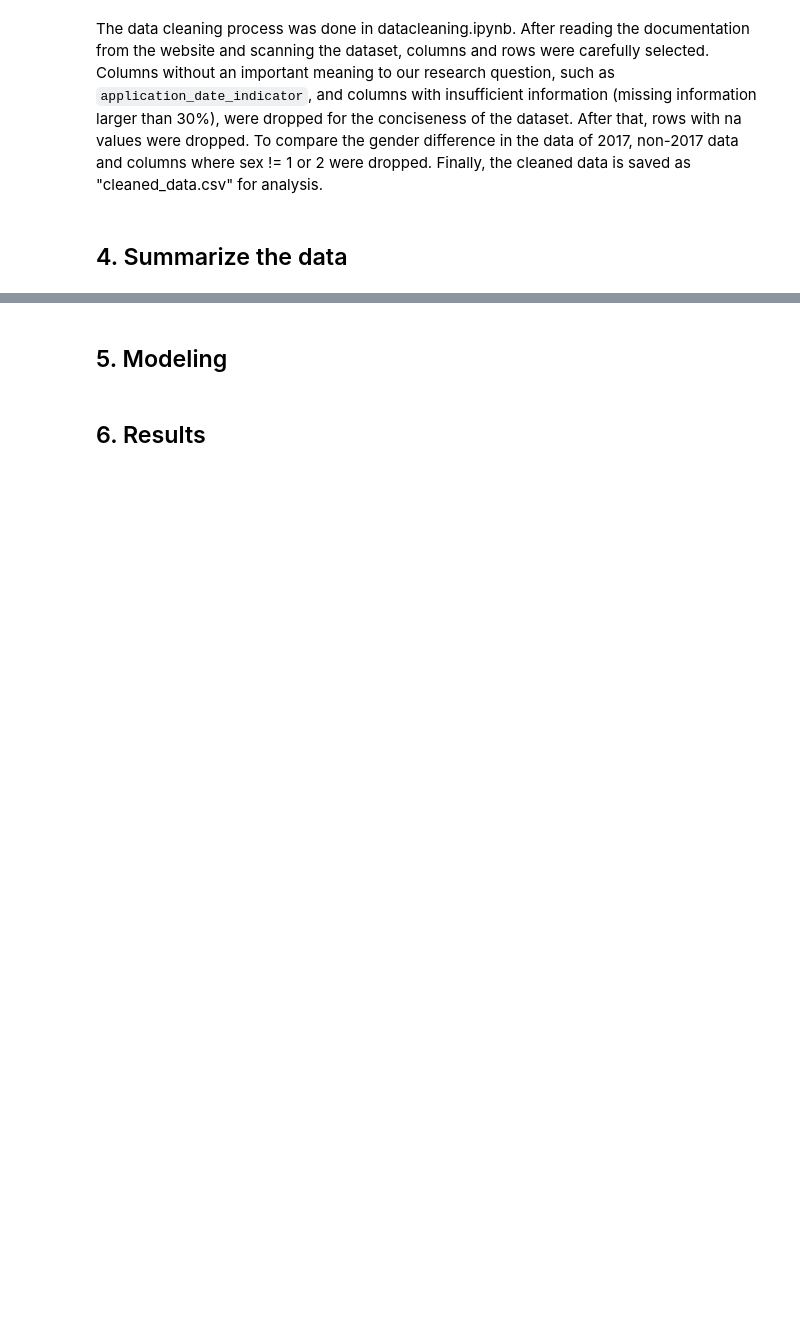
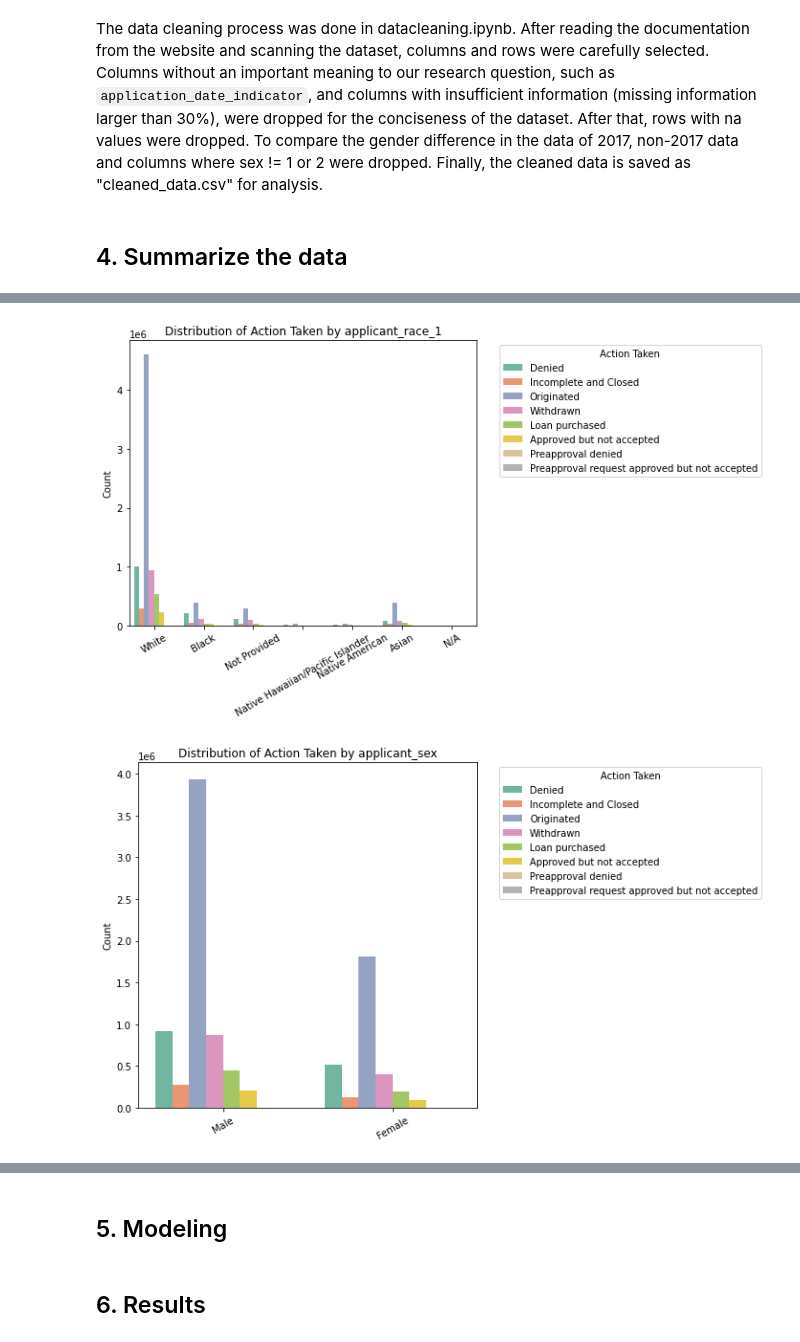
Before and after one commit to AtulyaL/INFO4390_Project, a Jupyter notebook: Phase 3.ipynb, the cells around one changed output, grey strips where cells are left out. Saved outputs shown, nothing was run; the diff lists cells and outputs as text; code cells hidden in the pictures; blank space fills up the shorter version.

```diff
--- a/Phase 3.ipynb
+++ b/Phase 3.ipynb
@@ -55,3 +57,35 @@ df_cleaned = pd.read_csv("cleaned_data.csv")
 The data cleaning process was done in datacleaning.ipynb. After reading the documentation from the website and scanning the dataset, columns and rows were carefully selected. Columns without an important meaning to our research question, such as `application_date_indicator`, and columns with insufficient information (missing information larger than 30%), were dropped for the conciseness of the dataset. After that, rows with na values were dropped. To compare the gender difference in the data of 2017, non-2017 data and columns where sex != 1 or 2 were dropped. Finally, the cleaned data is saved as "cleaned_data.csv" for analysis.
 # %% [markdown]
 ## 4. Summarize the data
+# %%
+df_cleaned.columns
+relevent_num = ['applicant_income_000s','loan_amount_000s']
+relevant_cat = ['applicant_race_1','applicant_sex', 'action_taken']
+race_mapping = {
+    1: 'Native American',
+    2: 'Asian',
+    3: 'Black',
+    4: 'Native Hawaiian/Pacific Islander',
+    5: 'White',
+    6: 'Not Provided',
+    7: 'N/A',
+    8: 'No co-applicant'
+}
+sex_mapping = {
+    1: 'Male',
+    2: 'Female'
+}
+action_taken_mapping = {
+    1: 'Originated',
+    2: 'Approved but not accepted',
+    3: 'Denied',
+    4: 'Withdrawn',
+    5: 'Incomplete and Closed',
+    6: 'Loan purchased',
+    7: 'Preapproval denied',
+    8: 'Preapproval request approved but not accepted'
+}
+
+df_cleaned['applicant_sex'] = df_cleaned['applicant_sex'].map(sex_mapping)
+df_cleaned['applicant_race_1'] = df_cleaned['applicant_race_1'].map(race_mapping)
+df_cleaned['action_taken'] = df_cleaned['action_taken'].map(action_taken_mapping)
@@ -57,0 +121,15 @@ The data cleaning process was done in datacleaning.ipynb. After reading the docu
+# %%
+sensitive_subgroups = ['applicant_race_1', 'applicant_sex']
+for subgroup in sensitive_subgroups:
+    plt.figure(figsize=(10, 6))
+    sns.countplot(data=df_cleaned, x=subgroup, hue='action_taken', palette='Set2')
+    plt.title(f'Distribution of Action Taken by {subgroup}')
+    plt.xlabel('')
+    plt.ylabel('Count')
+    plt.xticks(rotation=30)
+    plt.legend(title='Action Taken', bbox_to_anchor=(1.05, 1), loc='upper left')
+    plt.tight_layout()
+    plt.show()
+# %% [output]
+[figure, added]
+[figure, added]
```
Also changed, not shown: parts of 3 cells of this notebook.
